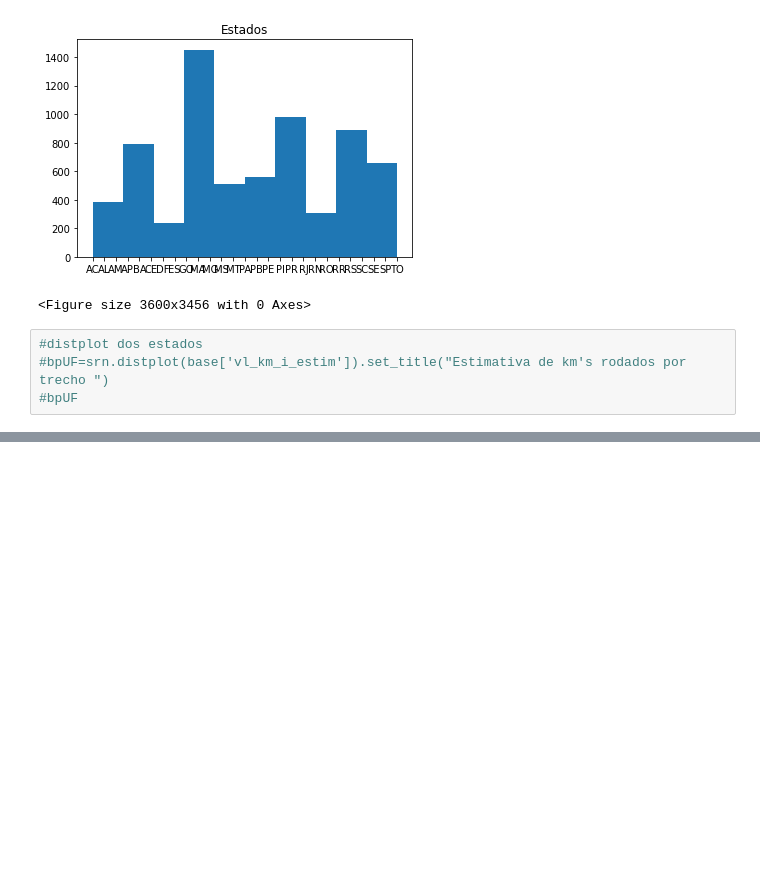
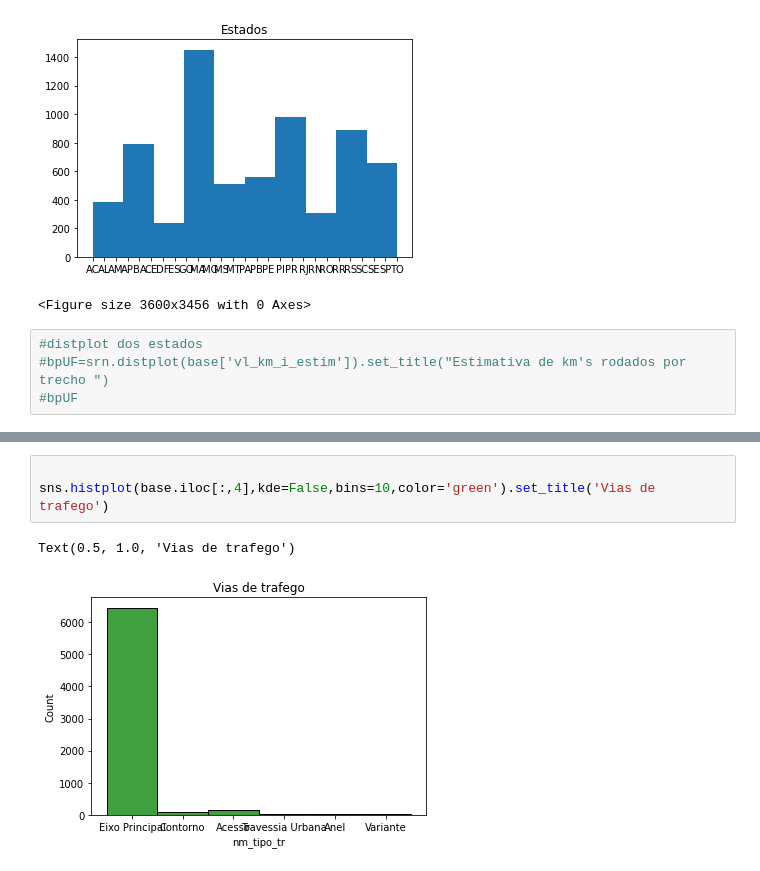
Before and after one commit to WandersonGustavo/Imersao_Alura, a Jupyter notebook: dnit_dados.ipynb, the cells around one changed output, grey strips where cells are left out. Saved outputs shown, nothing was run; the diff lists cells and outputs as text; blank space fills up the shorter version.

```diff
--- a/dnit_dados.ipynb
+++ b/dnit_dados.ipynb
@@ -83,0 +114,6 @@ histogramaUF
+# %%
+
+sns.histplot(base.iloc[:,4],kde=False,bins=10,color='green').set_title('Vias de trafego')
+# %% [output]
+Text(0.5, 1.0, 'Vias de trafego')
+[figure, added]
```
Also changed, not shown: parts of 8 cells of this notebook.
